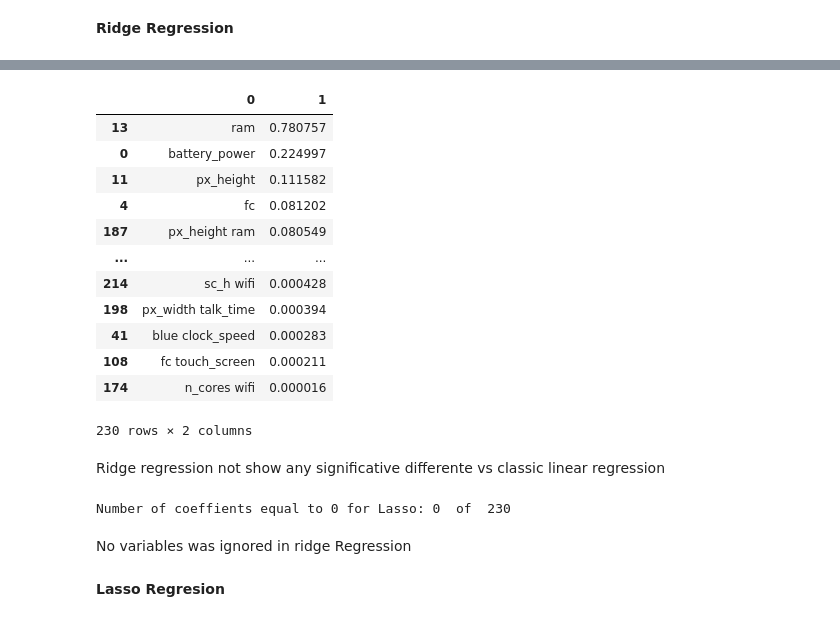
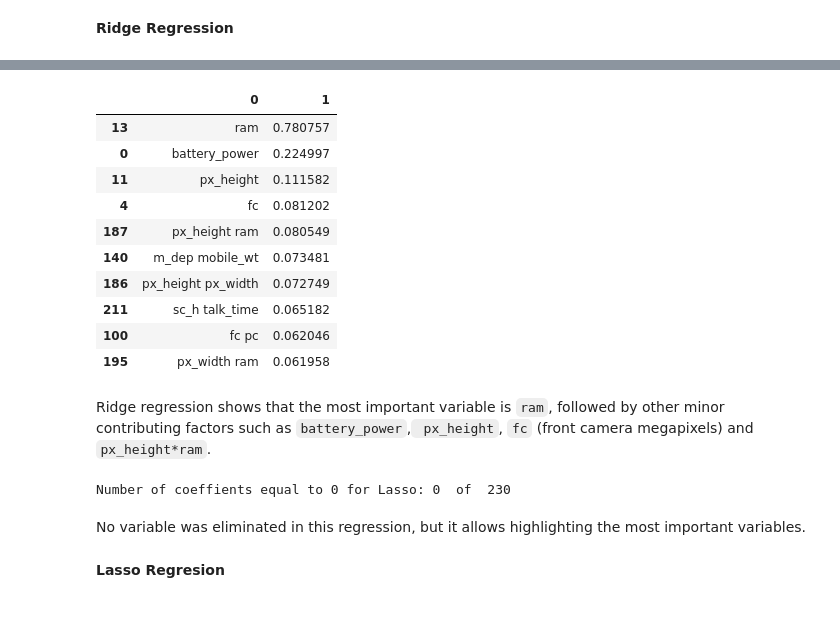
Before and after one commit to alejomaar/machine-learning, a Jupyter notebook: regression/phone_price/prediction.ipynb, the cells around one changed output, grey strips where cells are left out. Drawn from its saved outputs; the diff is of its cells as text; code cells hidden in the pictures.

```diff
--- a/regression/phone_price/prediction.ipynb
+++ b/regression/phone_price/prediction.ipynb
@@ -191,27 +192,25 @@ best score 0.9123580185235867
 # %%
-pd.DataFrame(zip(X_train.columns, np.abs(ridgeCV.coef_))).sort_values(by=1,ascending=False)
+pd.DataFrame(zip(X_train.columns, np.abs(ridgeCV.coef_))).sort_values(by=1,ascending=False).head(10)
 # %% [output]
 |  | 0 | 1 |
 | 13 | ram | 0.780757 |
 | 0 | battery_power | 0.224997 |
 | 11 | px_height | 0.111582 |
 | 4 | fc | 0.081202 |
 | 187 | px_height ram | 0.080549 |
-| ... | ... | ... |
-| 214 | sc_h wifi | 0.000428 |
-| 198 | px_width talk_time | 0.000394 |
-| 41 | blue clock_speed | 0.000283 |
-| 108 | fc touch_screen | 0.000211 |
-| 174 | n_cores wifi | 0.000016 |
+| 140 | m_dep mobile_wt | 0.073481 |
+| 186 | px_height px_width | 0.072749 |
+| 211 | sc_h talk_time | 0.065182 |
+| 100 | fc pc | 0.062046 |
+| 195 | px_width ram | 0.061958 |
-230 rows × 2 columns
-# %% [markdown]
-Ridge regression not show any significative differente vs classic linear regression
+# %% [markdown]
+Ridge regression shows that the most important variable is `ram`, followed by other minor contributing factors such as `battery_power`,` px_height`, `fc` (front camera megapixels) and `px_height*ram`.
 # %%
 print('Number of coeffients equal to 0 for Lasso:', (ridgeCV.coef_==0).sum(), ' of ', len(ridgeCV.coef_))
 # %% [output]
 Number of coeffients equal to 0 for Lasso: 0  of  230
-# %% [markdown]
-No variables was ignored in ridge Regression
+# %% [markdown]
+No variable was eliminated in this regression, but it allows highlighting the most important variables.
 # %% [markdown]
 **Lasso Regresion**
 # %%
```
Also changed, not shown: parts of 8 cells of this notebook, 2 other files.
